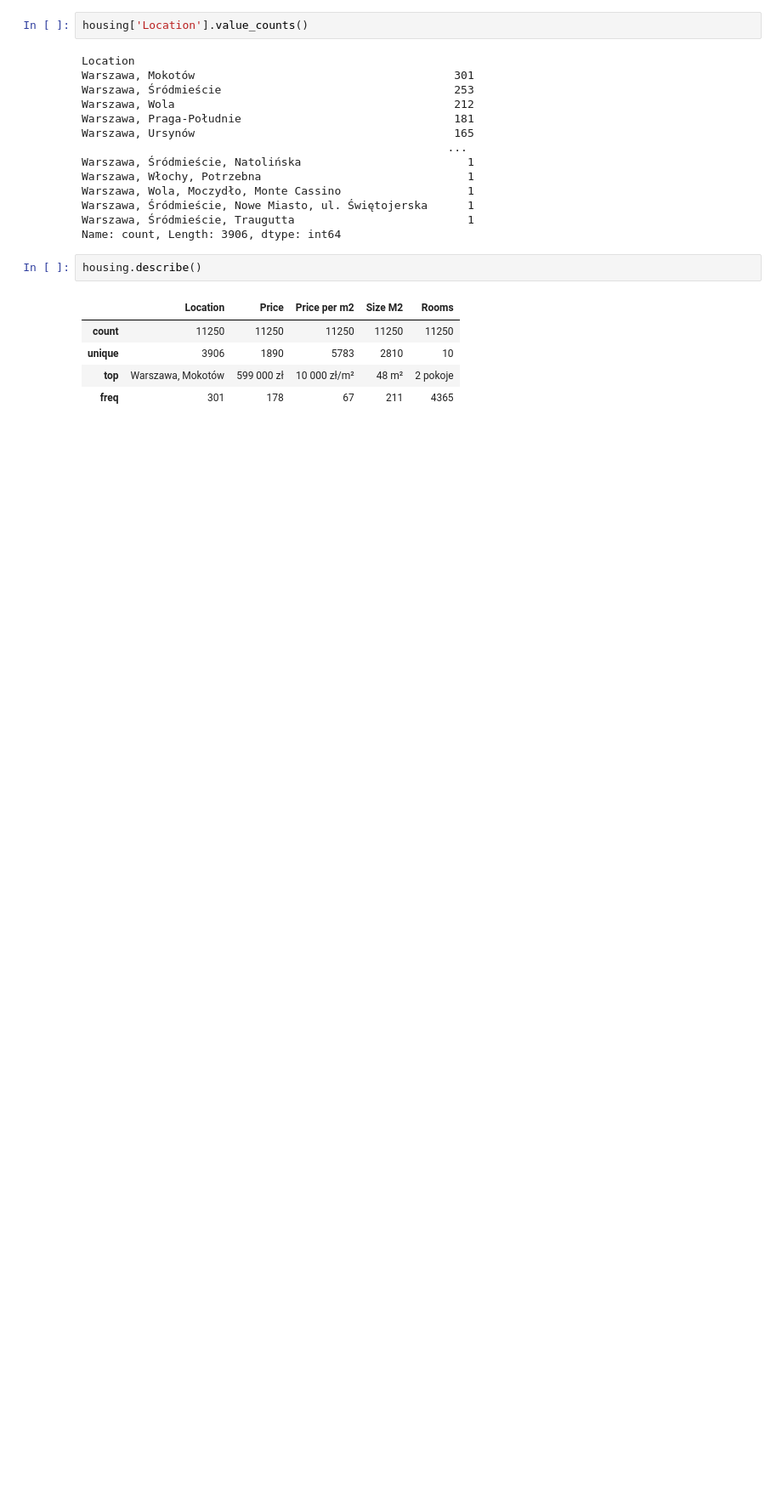
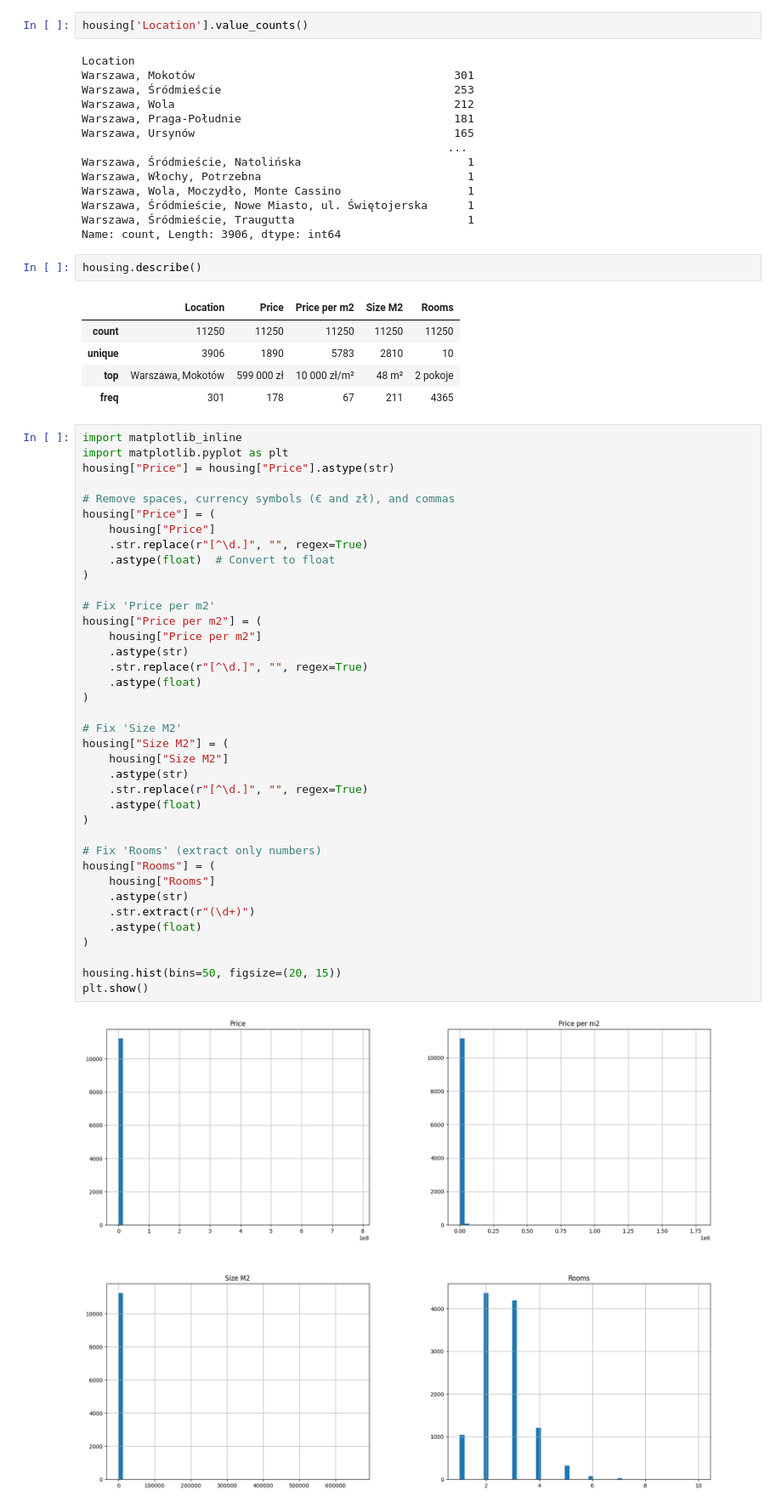
Before and after one commit to JakubGralinski/PropertyScrapper, a Jupyter notebook: properties.ipynb, the cells around one changed output. Shown: that part at 85% size. Saved outputs shown, nothing was run; the diff lists cells and outputs as text; blank space fills up the shorter version.

```diff
--- a/properties.ipynb
+++ b/properties.ipynb
@@ -61,3 +64,43 @@ housing.describe()
 | unique | 3906 | 1890 | 5783 | 2810 | 10 |
 | top | Warszawa, Mokotów | 599 000 zł | 10 000 zł/m² | 48 m² | 2 pokoje |
 | freq | 301 | 178 | 67 | 211 | 4365 |
+# %%
+import matplotlib_inline
+import matplotlib.pyplot as plt
+housing["Price"] = housing["Price"].astype(str)
+
+# Remove spaces, currency symbols (€ and zł), and commas
+housing["Price"] = (
+    housing["Price"]
+    .str.replace(r"[^\d.]", "", regex=True)
+    .astype(float)  # Convert to float
+)
+
+# Fix 'Price per m2'
+housing["Price per m2"] = (
+    housing["Price per m2"]
+    .astype(str)
+    .str.replace(r"[^\d.]", "", regex=True)
+    .astype(float)
+)
+
+# Fix 'Size M2'
+housing["Size M2"] = (
+    housing["Size M2"]
+    .astype(str)
+    .str.replace(r"[^\d.]", "", regex=True)
+    .astype(float)
+)
+
+# Fix 'Rooms' (extract only numbers)
+housing["Rooms"] = (
+    housing["Rooms"]
+    .astype(str)
+    .str.extract(r"(\d+)")
+    .astype(float)
+)
+
+housing.hist(bins=50, figsize=(20, 15))
+plt.show()
+# %% [output]
+[figure, added]
```
Also changed, not shown: parts of 3 cells of this notebook.
